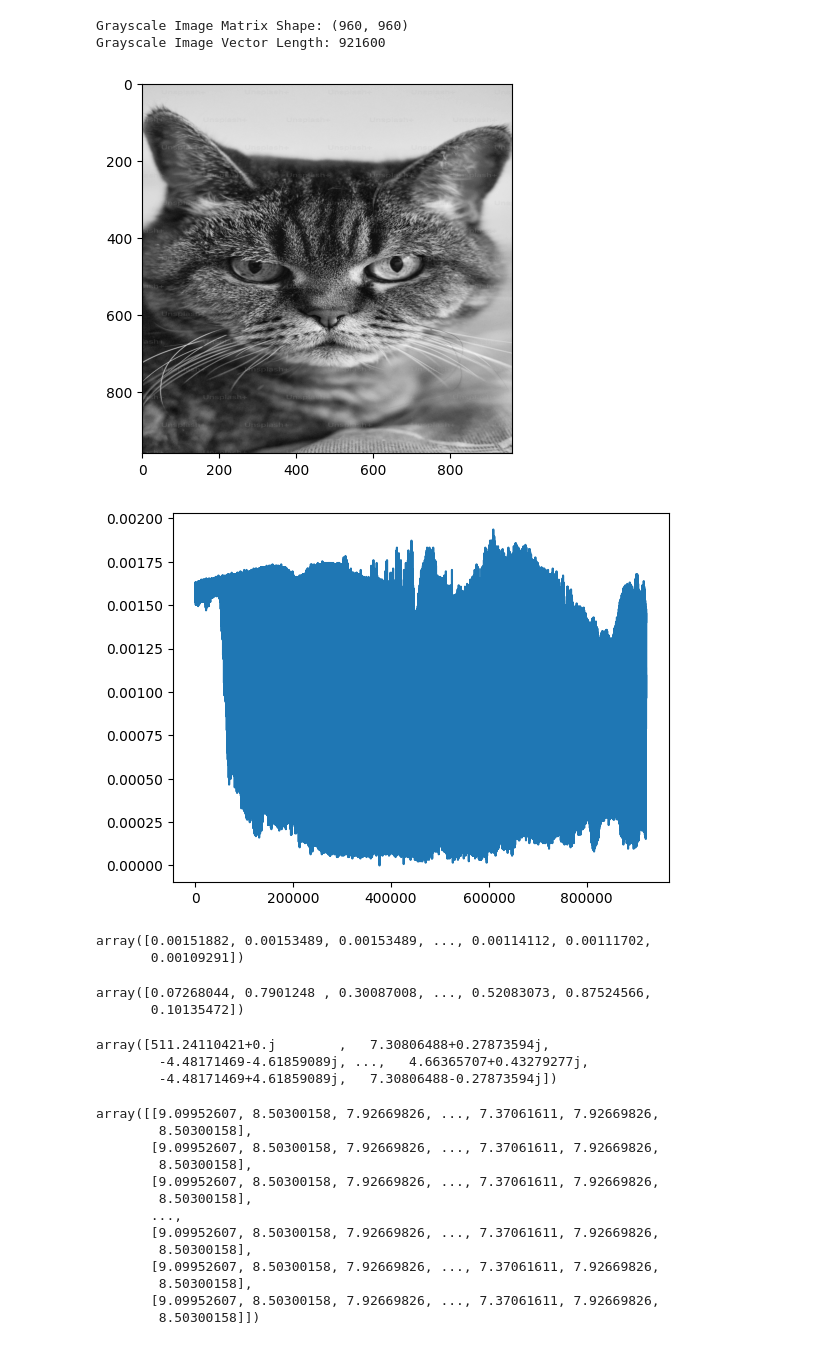
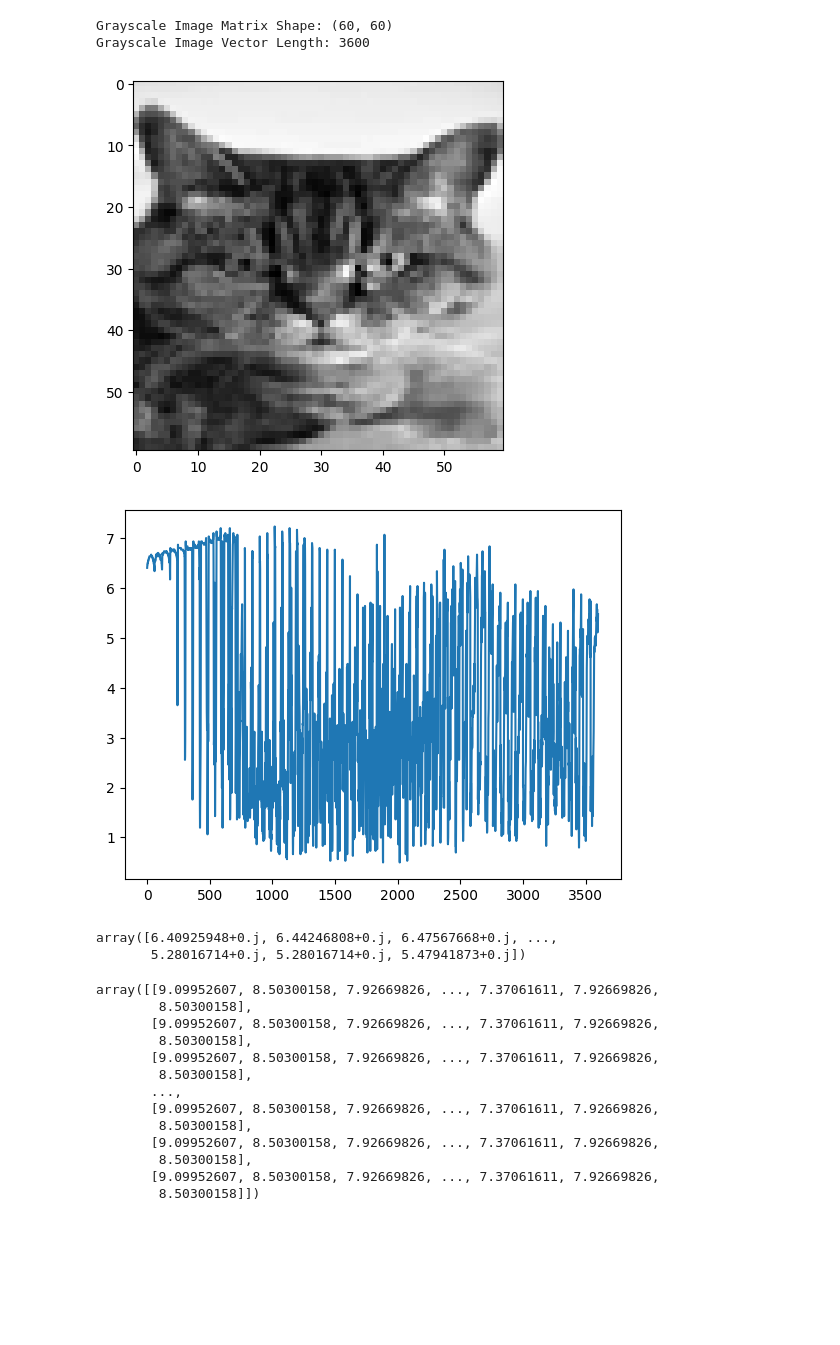
Before and after one commit to pramcodes/DDNN, a Jupyter notebook: encoding.ipynb, the cells around one changed output. Cells and saved outputs as stored; diff of their text form; code cells hidden in the pictures; blank space fills up the shorter version.

```diff
--- a/encoding.ipynb
+++ b/encoding.ipynb
@@ -2,7 +2,7 @@
 import numpy as np
 from PIL import Image
 # %%
-def process_grayscale_image(image_path, target_size=(960, 960)):
+def process_grayscale_image(image_path, target_size=(60, 60)):
     # Step 1: Load the image and convert to grayscale
     image = Image.open(image_path).convert("L")  # "L" mode converts the image to grayscale
 
@@ -24,8 +24,8 @@ matrix, vector = process_grayscale_image(image_path)
 print(f"Grayscale Image Matrix Shape: {matrix.shape}")  # e.g., (960, 960)
 print(f"Grayscale Image Vector Length: {len(vector)}")  # e.g., 960*960
 # %% [output]
-Grayscale Image Matrix Shape: (960, 960)
-Grayscale Image Vector Length: 921600
+Grayscale Image Matrix Shape: (60, 60)
+Grayscale Image Vector Length: 3600
 # %%
 #invert matrix
 inverse = np.invert(matrix)
@@ -35,37 +35,21 @@ import matplotlib.pyplot as plt
 plt.imshow(matrix, cmap='gray')
 plt.show()
 # %% [output]
-[figure, old version]
+[figure, new version]
 # %%
 vector
-norm_vec = vector/np.linalg.norm(vector)
+norm_vec = (vector/np.linalg.norm(vector) )*255
 #plot vector of the cat
 plt.plot(norm_vec)
 plt.show()
 # %% [output]
-[figure, old version]
+[figure, new version]
-# %%
-norm_vec
-# %% [output]
-array([0.00151882, 0.00153489, 0.00153489, ..., 0.00114112, 0.00111702,
-       0.00109291])
-# %%
-x = np.random.random(1024)
-x
-# %% [output]
-array([0.07268044, 0.7901248 , 0.30087008, ..., 0.52083073, 0.87524566,
-       0.10135472])
-# %%
-x = np.asarray(x, dtype=float)
-N = x.shape[0]
-n = np.arange(N)
-k = n.reshape((N, 1))
-M = np.exp(-2j * np.pi * k * n / N)
-np.dot(M, x)
-# %% [output]
-array([511.24110421+0.j        ,   7.30806488+0.27873594j,
-        -4.48171469-4.61859089j, ...,   4.66365707+0.43279277j,
-        -4.48171469+4.61859089j,   7.30806488-0.27873594j])
+# %%
+norm_vec= norm_vec+0j
+norm_vec
+# %% [output]
+array([6.40925948+0.j, 6.44246808+0.j, 6.47567668+0.j, ...,
+       5.28016714+0.j, 5.28016714+0.j, 5.47941873+0.j])
 # %%
 import numpy as np
 def gen_base(H, V, dx, dy, wavelength, f):
```
Also changed, not shown: parts of 2 cells of this notebook.
